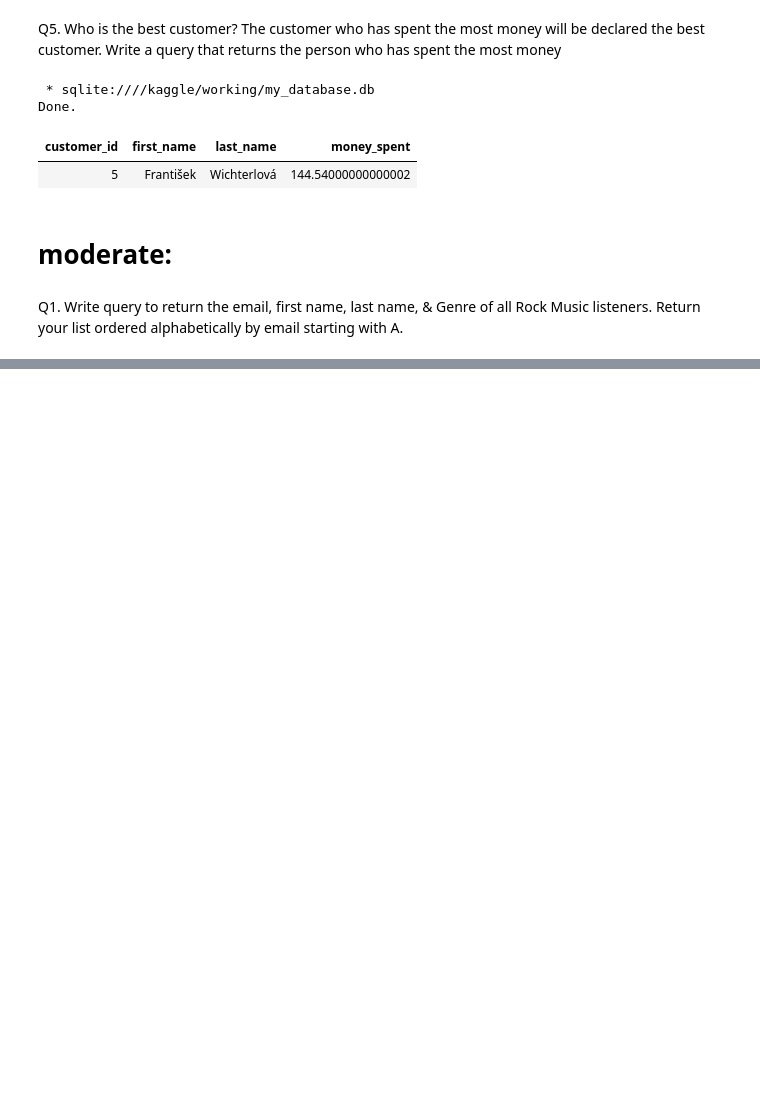
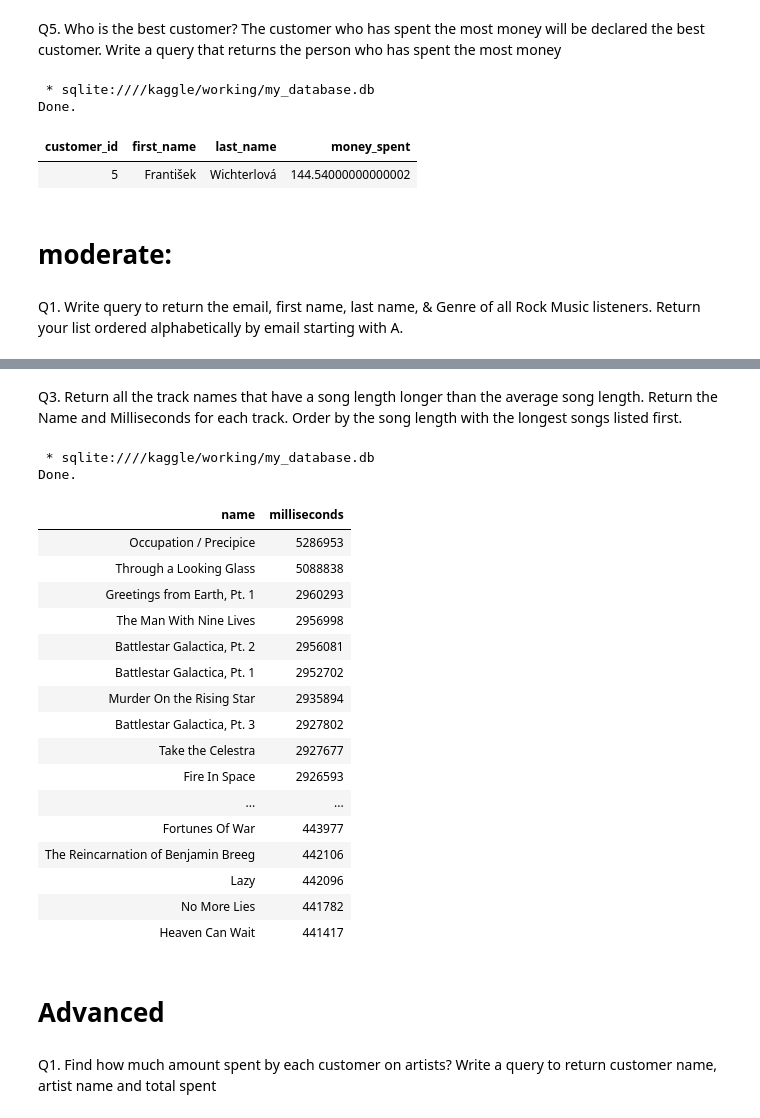
Before and after one commit to aravind8bkd/sql, a Jupyter notebook: Music Store Data Analysis/Music Store Data Analysis.ipynb, the cells around one changed output, grey strips where cells are left out. Drawn from its saved outputs; the diff is of its cells as text; code cells hidden in the pictures; blank space fills up the shorter version.

```diff
--- a/Music Store Data Analysis/Music Store Data Analysis.ipynb
+++ b/Music Store Data Analysis/Music Store Data Analysis.ipynb
@@ -179,0 +272,35 @@ Done.
+# %% [markdown]
+ Q3. Return all the track names that have a song length longer than the average song length.
+Return the Name and Milliseconds for each track. Order by the song length with the longest songs listed first.
+# %%
+%%sql
+SELECT name,milliseconds
+FROM track
+WHERE milliseconds > (
+    SELECT AVG(milliseconds) AS avg_track_length
+    FROM track )
+ORDER BY milliseconds DESC;
+# %% [output]
+ * sqlite:////kaggle/working/my_database.db
+Done.
+| name | milliseconds |
+| Occupation / Precipice | 5286953 |
+| Through a Looking Glass | 5088838 |
+| Greetings from Earth, Pt. 1 | 2960293 |
+| The Man With Nine Lives | 2956998 |
+| Battlestar Galactica, Pt. 2 | 2956081 |
+| Battlestar Galactica, Pt. 1 | 2952702 |
+| Murder On the Rising Star | 2935894 |
+| Battlestar Galactica, Pt. 3 | 2927802 |
+| Take the Celestra | 2927677 |
+| Fire In Space | 2926593 |
+| ... | ... |
+| Fortunes Of War | 443977 |
+| The Reincarnation of Benjamin Breeg | 442106 |
+| Lazy | 442096 |
+| No More Lies | 441782 |
+| Heaven Can Wait | 441417 |
+# %% [markdown]
+# Advanced
+# %% [markdown]
+Q1. Find how much amount spent by each customer on artists? Write a query to return customer name, artist name and total spent
```
Also changed, not shown: parts of 5 cells of this notebook.
